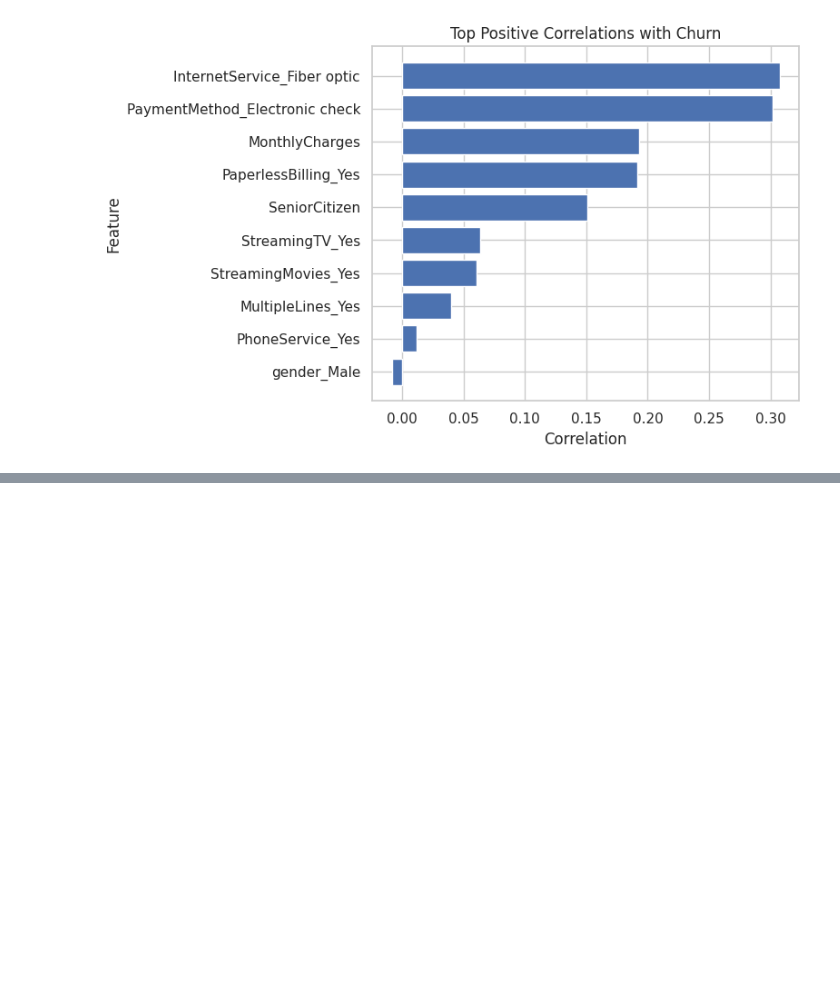
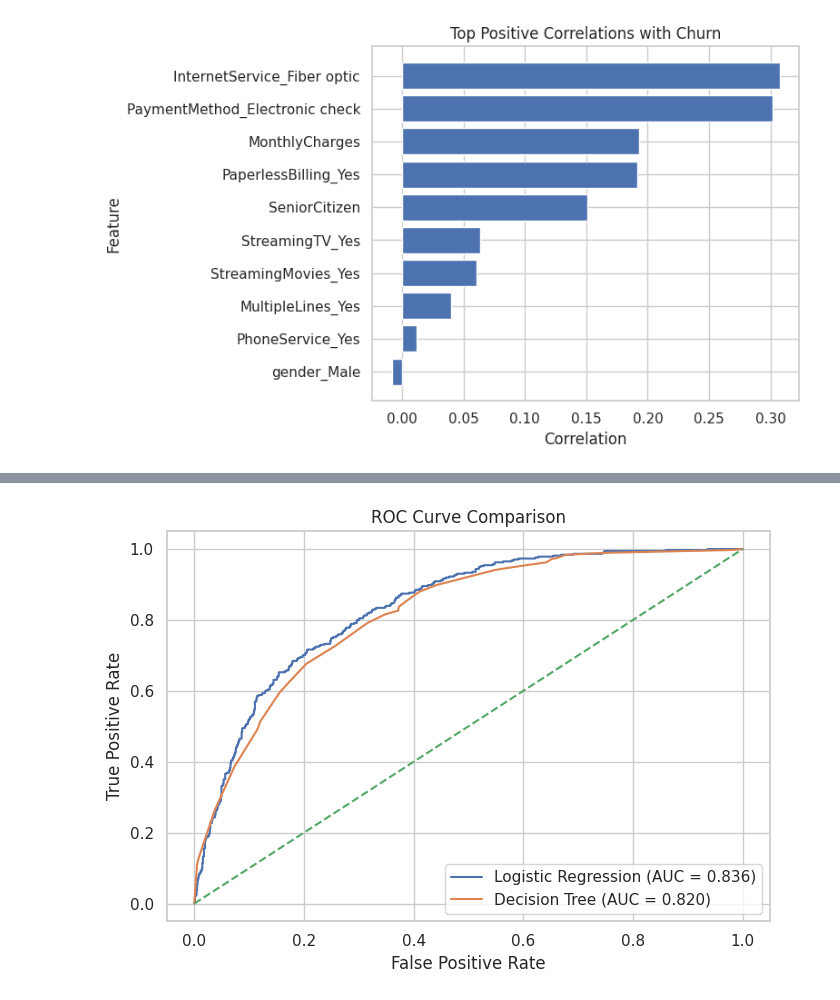
Before and after one commit to RONINNNN/Customer-Churn-Prediction-using-Machine-Learning, a Jupyter notebook: Predicting_Customer_Churn_in_the_Telecom_Industry_project_(1).ipynb, the cells around one changed output, grey strips where cells are left out. Saved outputs shown, nothing was run; the diff lists cells and outputs as text; code cells hidden in the pictures; blank space fills up the shorter version.

```diff
--- a/Predicting_Customer_Churn_in_the_Telecom_Industry_project_(1).ipynb
+++ b/Predicting_Customer_Churn_in_the_Telecom_Industry_project_(1).ipynb
@@ -333,0 +387,14 @@ plt.show()
+# %%
+from sklearn.tree import DecisionTreeClassifier
+
+# Check required variables
+print("X_train shape:", X_train.shape)
+print("X_test shape:", X_test.shape)
+
+tree_model = DecisionTreeClassifier(max_depth=5, random_state=42)
+tree_model.fit(X_train, y_train)
+
+y_pred_tree = tree_model.predict(X_test)
+y_prob_tree = tree_model.predict_proba(X_test)[:, 1]
+
+print("Decision Tree completed")
@@ -333,0 +515,16 @@ plt.show()
+# %%
+fpr_log, tpr_log, _ = roc_curve(y_test, y_prob_log)
+fpr_tree, tpr_tree, _ = roc_curve(y_test, y_prob_tree)
+
+plt.figure(figsize=(7, 5))
+plt.plot(fpr_log, tpr_log, label=f"Logistic Regression (AUC = {roc_auc_score(y_test, y_prob_log):.3f})")
+plt.plot(fpr_tree, tpr_tree, label=f"Decision Tree (AUC = {roc_auc_score(y_test, y_prob_tree):.3f})")
+plt.plot([0, 1], [0, 1], linestyle="--")
+plt.title("ROC Curve Comparison")
+plt.xlabel("False Positive Rate")
+plt.ylabel("True Positive Rate")
+plt.legend()
+plt.tight_layout()
+plt.show()
+# %% [output]
+[figure, added]
```
Also changed, not shown: parts of 20 cells of this notebook.
